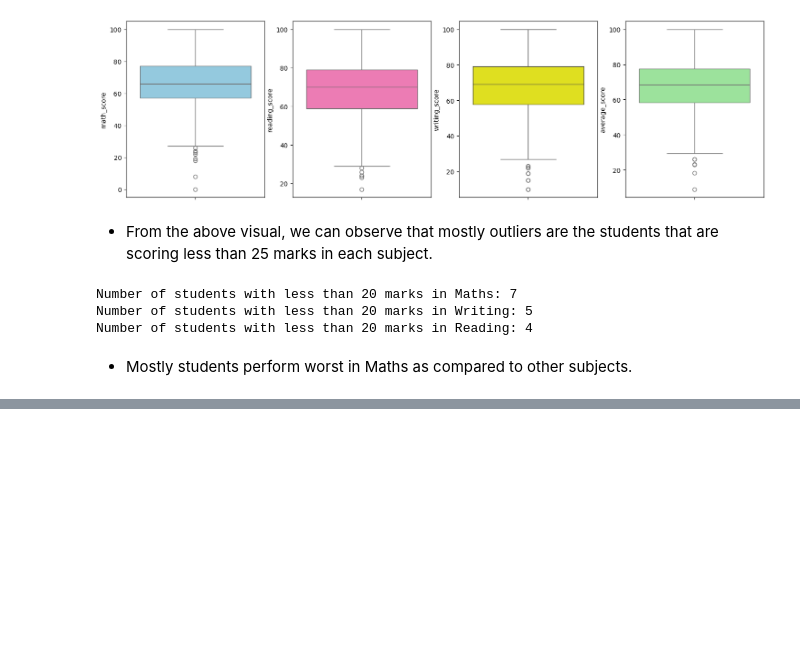
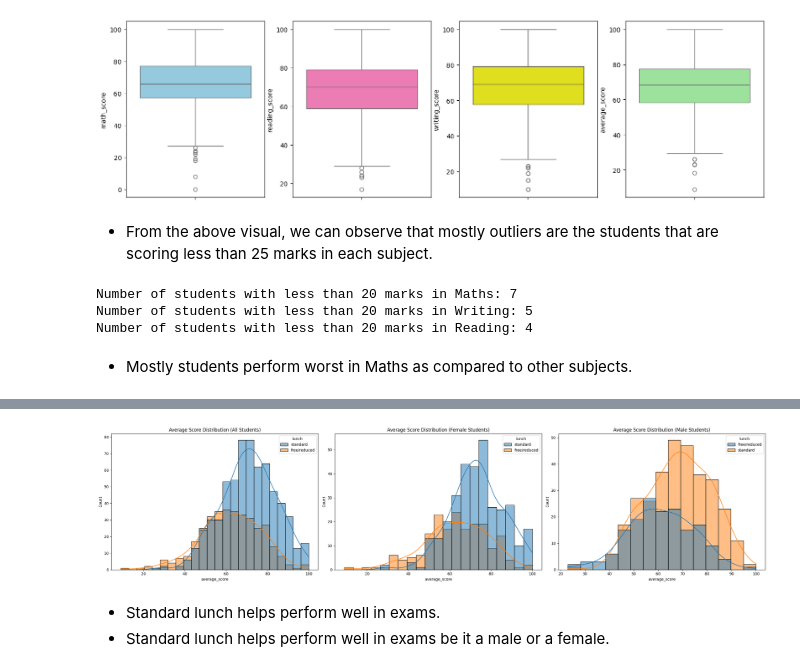
Before and after one commit to Tanwar-Aastha/Student-Achievement-Analyzer, a Jupyter notebook: notebook/EDA.ipynb, the cells around one changed output, grey strips where cells are left out. Saved outputs shown, nothing was run; the diff lists cells and outputs as text; code cells hidden in the pictures; blank space fills up the shorter version.

```diff
--- a/notebook/EDA.ipynb
+++ b/notebook/EDA.ipynb
@@ -507,0 +541,22 @@ Number of students with less than 20 marks in Reading: 4
+# %%
+fig, axes = plt.subplots(1, 3, figsize=(25, 6))
+
+# Plot for all students
+sns.histplot(data=data, x='average_score', kde=True, hue='lunch', ax=axes[0])
+axes[0].set_title("Average Score Distribution (All Students)")
+
+# Plot for female students
+sns.histplot(data=data[data.gender == 'female'], x='average_score', kde=True, hue='lunch', ax=axes[1])
+axes[1].set_title("Average Score Distribution (Female Students)")
+
+# Plot for male students
+sns.histplot(data=data[data.gender == 'male'], x='average_score', kde=True, hue='lunch', ax=axes[2])
+axes[2].set_title("Average Score Distribution (Male Students)")
+
+plt.tight_layout()
+plt.show()
+# %% [output]
+[figure, added]
+# %% [markdown]
+- Standard lunch helps perform well in exams.
+- Standard lunch helps perform well in exams be it a male or a female.
```
Also changed, not shown: parts of 6 cells of this notebook.
